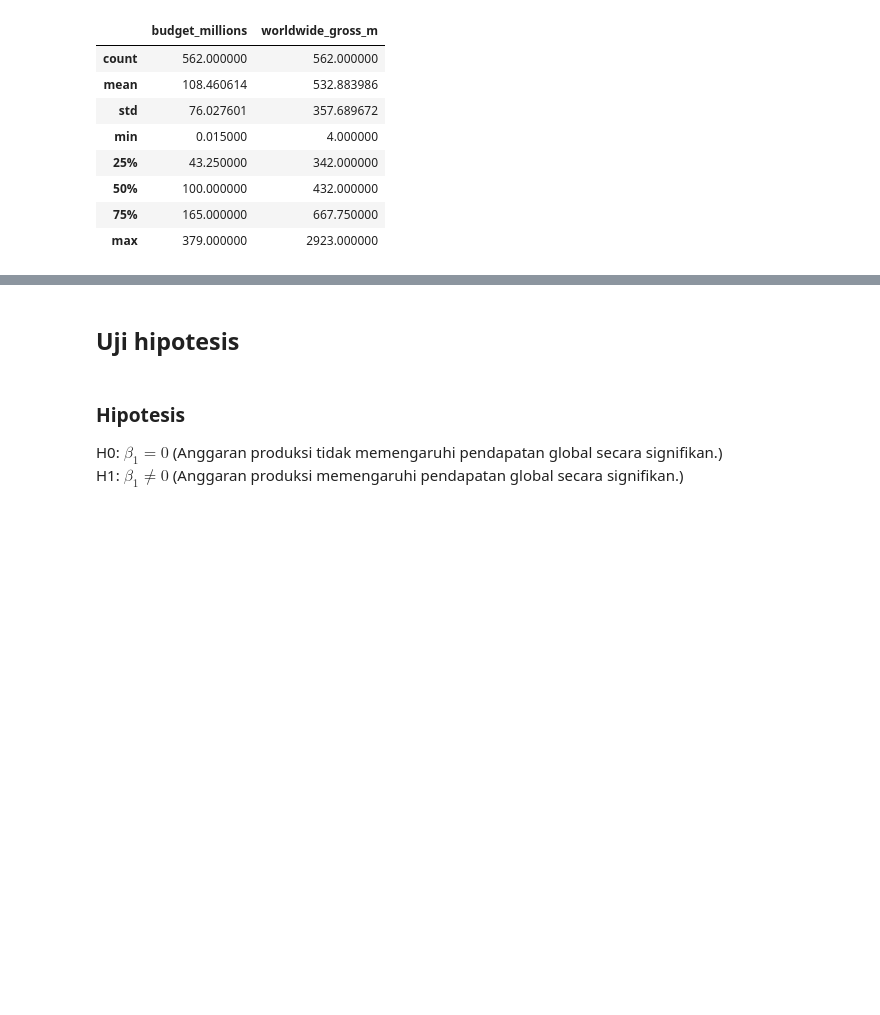
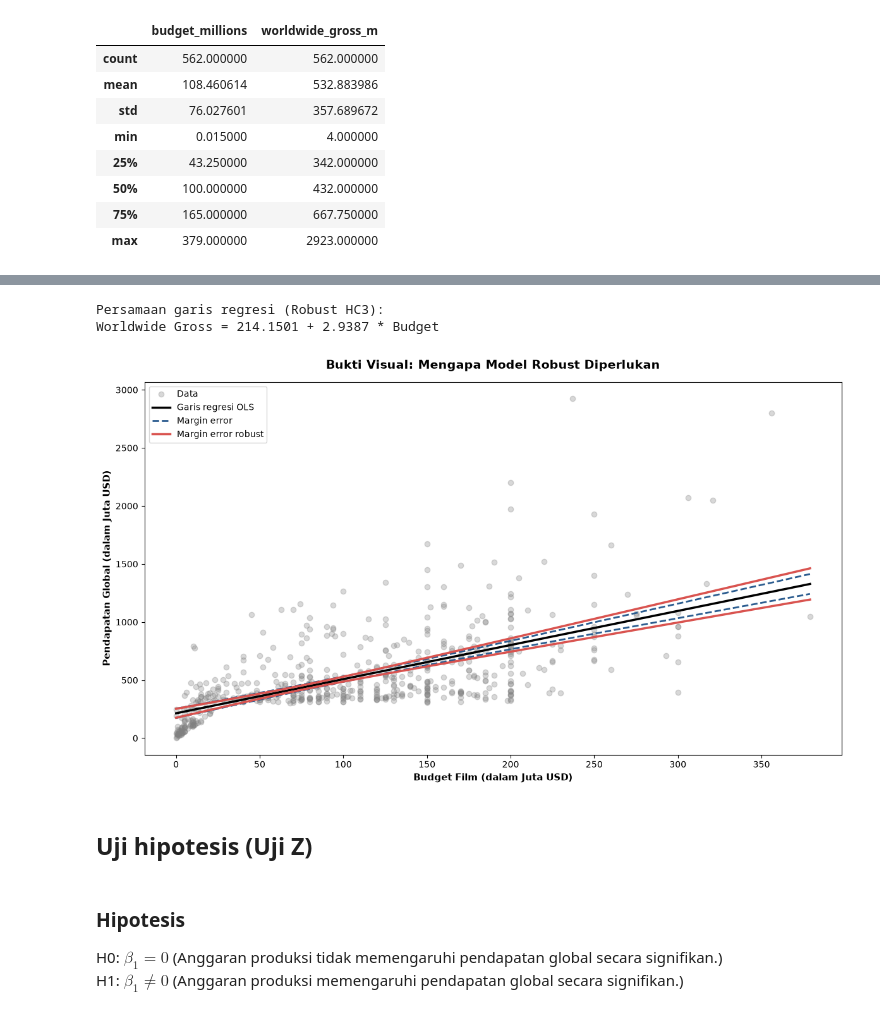
Before and after one commit to ahzasasa/anareg, a Jupyter notebook: simple-linear-regression.ipynb, the cells around one changed output, grey strips where cells are left out. Cells and saved outputs as stored; diff of their text form; code cells hidden in the pictures; blank space fills up the shorter version.

```diff
--- a/simple-linear-regression.ipynb
+++ b/simple-linear-regression.ipynb
@@ -157,5 +421,53 @@ plt.show()
+# %%
+# model regresi dengan robust standard errors (HC3)
+model_robust = ols("worldwide_gross_m ~ budget_millions", data=movies_df).fit(cov_type='HC3')
+
+# konstanta dan koefisien dari model robust
+intercept = model_robust.params['Intercept']
+koefisien_budget = model_robust.params['budget_millions']
+
+# persamaan garis regresi
+print("Persamaan garis regresi (Robust HC3):")
+print(f"Worldwide Gross = {intercept:.4f} + {koefisien_budget:.4f} * Budget")
+# %% [output]
+Persamaan garis regresi (Robust HC3):
+Worldwide Gross = 214.1501 + 2.9387 * Budget
+# %%
+# rentang X
+x_range = pd.DataFrame({"budget_millions": np.linspace(movies_df["budget_millions"].min(), movies_df["budget_millions"].max(), 100)})
+
+# nilai prediksi & batas confidence interval
+pred_biasa = model.get_prediction(x_range).summary_frame(alpha=0.05)
+pred_robust = model_robust.get_prediction(x_range).summary_frame(alpha=0.05)
+
+# grafik
+plt.figure(figsize=(12, 7))
+
+# scatter plot
+plt.scatter(movies_df["budget_millions"], movies_df["worldwide_gross_m"], color="grey", alpha=0.3, label="Data")
+
+# garis regresi
+plt.plot(x_range["budget_millions"], pred_biasa["mean"], color="black", linewidth=2.5, label="Garis regresi OLS")
+
+# model biasa
+plt.plot(x_range["budget_millions"], pred_biasa["mean_ci_upper"], color="#2b5c8f", linestyle="--", linewidth=2, label="Margin error")
+plt.plot(x_range["budget_millions"], pred_biasa["mean_ci_lower"], color="#2b5c8f", linestyle="--", linewidth=2)
+
+# model robust HC3
+plt.plot(x_range["budget_millions"], pred_robust["mean_ci_upper"], color="#d9534f", linestyle="-", linewidth=2.5, label="Margin error robust")
+plt.plot(x_range["budget_millions"], pred_robust["mean_ci_lower"], color="#d9534f", linestyle="-", linewidth=2.5)
+
+# visual
+plt.title("Bukti Visual: Mengapa Model Robust Diperlukan", fontsize=14, fontweight="bold", pad=15)
+plt.xlabel("Budget Film (dalam Juta USD)", fontsize=11, fontweight="bold")
+plt.ylabel("Pendapatan Global (dalam Juta USD)", fontsize=11, fontweight="bold")
+plt.legend(loc="upper left")
+plt.tight_layout()
+plt.show()
+# %% [output]
+[figure, added]
 # %% [markdown]
-## Uji hipotesis
+## Uji hipotesis (Uji Z)
 # %% [markdown]
 ### Hipotesis
 
```
Also changed, not shown: parts of 62 cells of this notebook.
